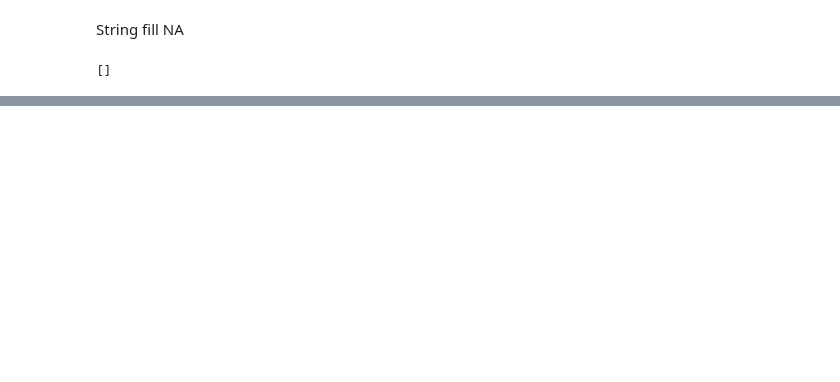
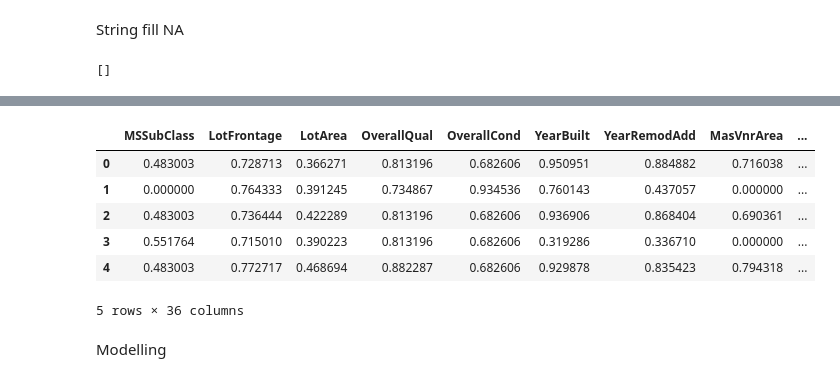
Before and after one commit to Gekcer/IS-House-prices, a Jupyter notebook: HP_notebook.ipynb, the cells around one changed output, grey strips where cells are left out. Drawn from its saved outputs; the diff is of its cells as text; code cells hidden in the pictures; blank space fills up the shorter version.

```diff
--- a/HP_notebook.ipynb
+++ b/HP_notebook.ipynb
@@ -218,3 +255,5 @@ features = skew_fix(features)
+# %%
+train = skew_fix(train)
 # %%
 f, ax = plt.subplots(figsize=(8, 7))
 ax.set_xscale("log")
@@ -223,0 +265,6 @@ ax = sns.boxplot(data=features[num_cols] , orient="h", palette="Set1")
+# %%
+X_train = train.drop('SalePrice', axis = 1)
+Y_train = train['SalePrice']
+# %%
+num_scaler = MinMaxScaler()
+cat_enc = OneHotEncoder(drop='first')
@@ -223,0 +273,2 @@ ax = sns.boxplot(data=features[num_cols] , orient="h", palette="Set1")
+# %%
+num_df = pd.DataFrame(data = num_scaler.fit_transform(X_train.select_dtypes(exclude = 'object')), columns=X_train.select_dtypes(exclude = 'object').columns)
@@ -223,0 +277,12 @@ ax = sns.boxplot(data=features[num_cols] , orient="h", palette="Set1")
+# %%
+num_df.head()
+# %% [output]
+|  | MSSubClass | LotFrontage | LotArea | OverallQual | OverallCond | YearBuilt | YearRemodAdd | MasVnrArea | ... |
+| 0 | 0.483003 | 0.728713 | 0.366271 | 0.813196 | 0.682606 | 0.950951 | 0.884882 | 0.716038 | ... |
+| 1 | 0.000000 | 0.764333 | 0.391245 | 0.734867 | 0.934536 | 0.760143 | 0.437057 | 0.000000 | ... |
+| 2 | 0.483003 | 0.736444 | 0.422289 | 0.813196 | 0.682606 | 0.936906 | 0.868404 | 0.690361 | ... |
+| 3 | 0.551764 | 0.715010 | 0.390223 | 0.813196 | 0.682606 | 0.319286 | 0.336710 | 0.000000 | ... |
+| 4 | 0.483003 | 0.772717 | 0.468694 | 0.882287 | 0.682606 | 0.929878 | 0.835423 | 0.794318 | ... |
+5 rows × 36 columns
+# %% [markdown]
+Modelling
```
Also changed, not shown: parts of 42 cells of this notebook.
